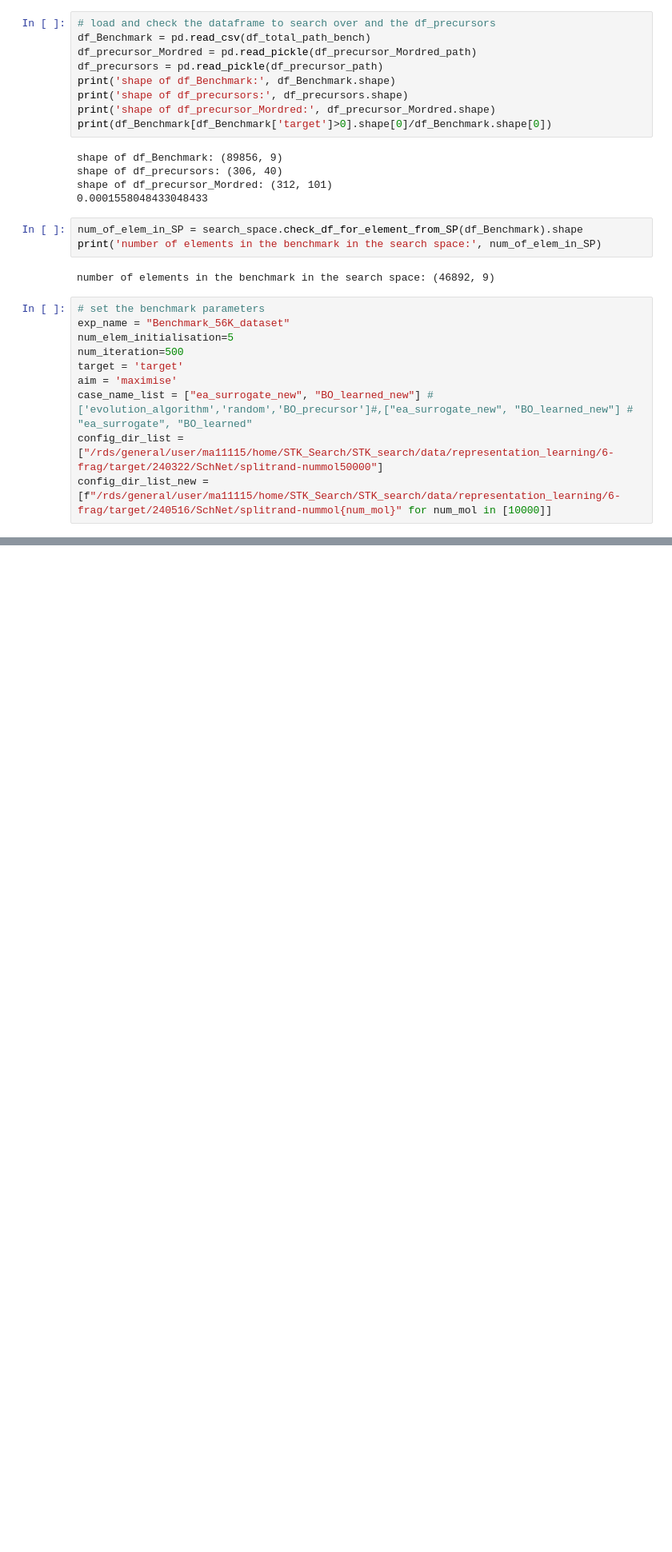
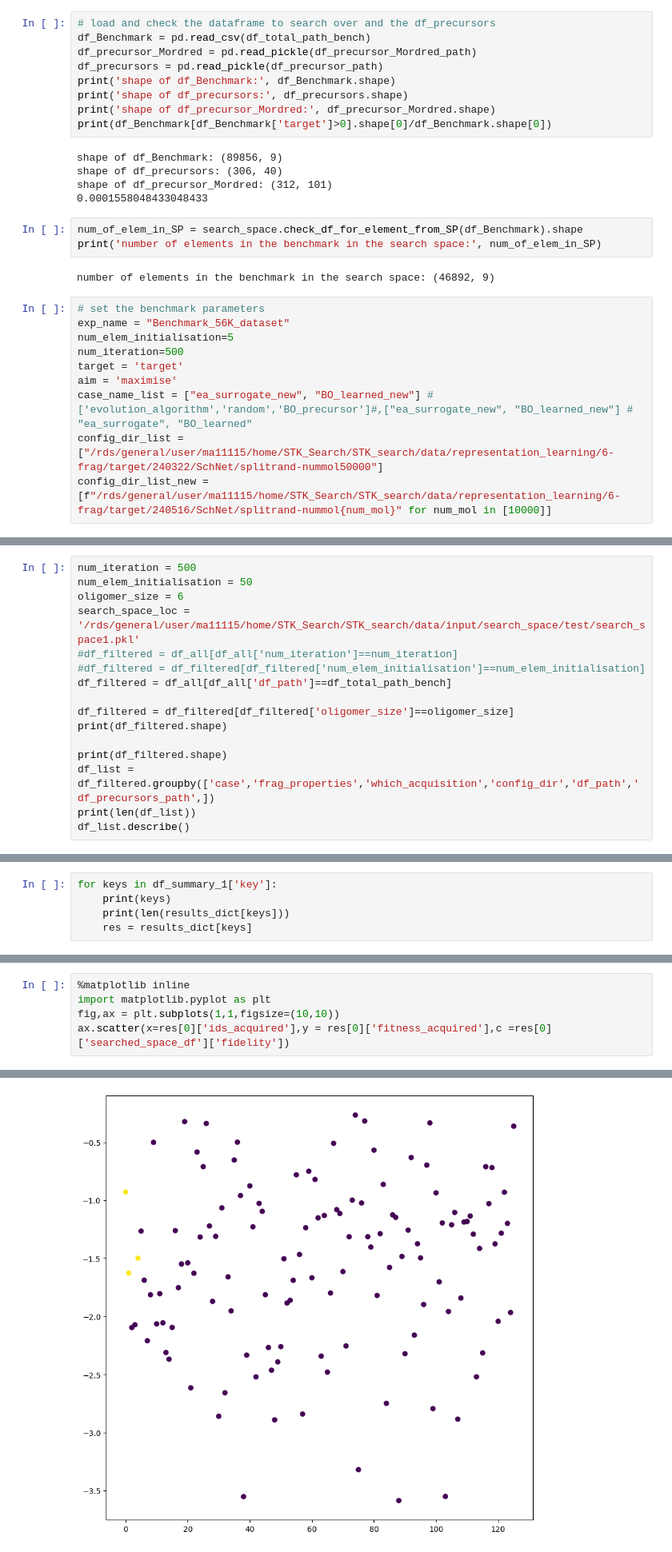
Before and after one commit to mohammedazzouzi15/STK_search, a Jupyter notebook: Example_notebooks/Test_MFBO.ipynb, the cells around one changed output, grey strips where cells are left out. Shown at 80% size. Drawn from its saved outputs; the diff is of its cells as text; blank space fills up the shorter version.

```diff
--- a/Example_notebooks/Test_MFBO.ipynb
+++ b/Example_notebooks/Test_MFBO.ipynb
@@ -129,0 +163,16 @@ ImportError: cannot import name 'MultifidelityBayesianOptimisation' from 'stk_se
+# %%
+num_iteration = 500
+num_elem_initialisation = 50
+oligomer_size = 6
+search_space_loc = '/rds/general/user/ma11115/home/STK_Search/STK_search/data/input/search_space/test/search_space1.pkl'
+#df_filtered = df_all[df_all['num_iteration']==num_iteration]
+#df_filtered = df_filtered[df_filtered['num_elem_initialisation']==num_elem_initialisation]
+df_filtered = df_all[df_all['df_path']==df_total_path_bench]
+
+df_filtered = df_filtered[df_filtered['oligomer_size']==oligomer_size]
+print(df_filtered.shape)
+
+print(df_filtered.shape)
+df_list = df_filtered.groupby(['case','frag_properties','which_acquisition','config_dir','df_path','df_precursors_path',])
+print(len(df_list))
+df_list.describe()
@@ -129,0 +229,5 @@ ImportError: cannot import name 'MultifidelityBayesianOptimisation' from 'stk_se
+# %%
+for keys in df_summary_1['key']:
+    print(keys)
+    print(len(results_dict[keys]))
+    res = results_dict[keys]
@@ -129,0 +255,6 @@ ImportError: cannot import name 'MultifidelityBayesianOptimisation' from 'stk_se
+# %%
+%matplotlib inline
+import matplotlib.pyplot as plt
+fig,ax = plt.subplots(1,1,figsize=(10,10))
+ax.scatter(x=res[0]['ids_acquired'],y = res[0]['fitness_acquired'],c =res[0]['searched_space_df']['fidelity'])
+# %% [output]
@@ -129,0 +262 @@ ImportError: cannot import name 'MultifidelityBayesianOptimisation' from 'stk_se
+[figure, added]
```
Also changed, not shown: parts of 15 cells of this notebook, 2 other files.
